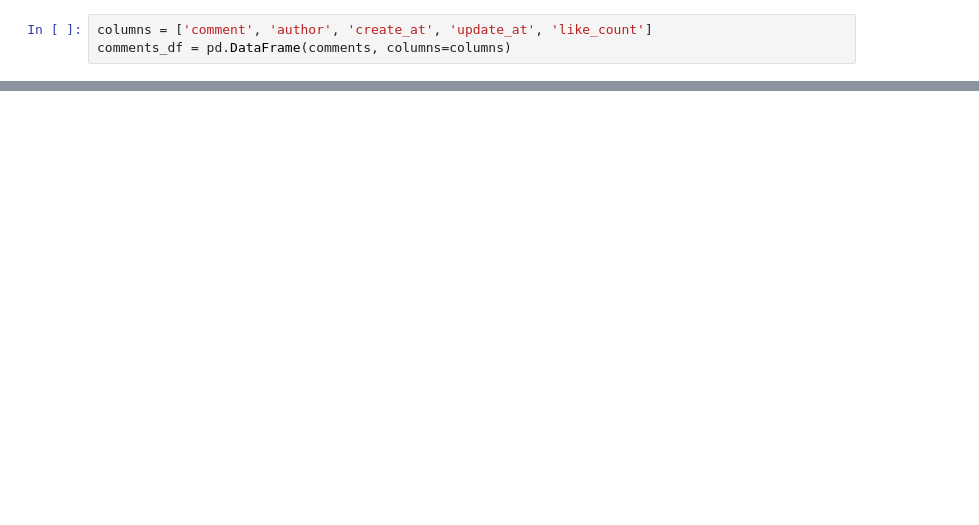
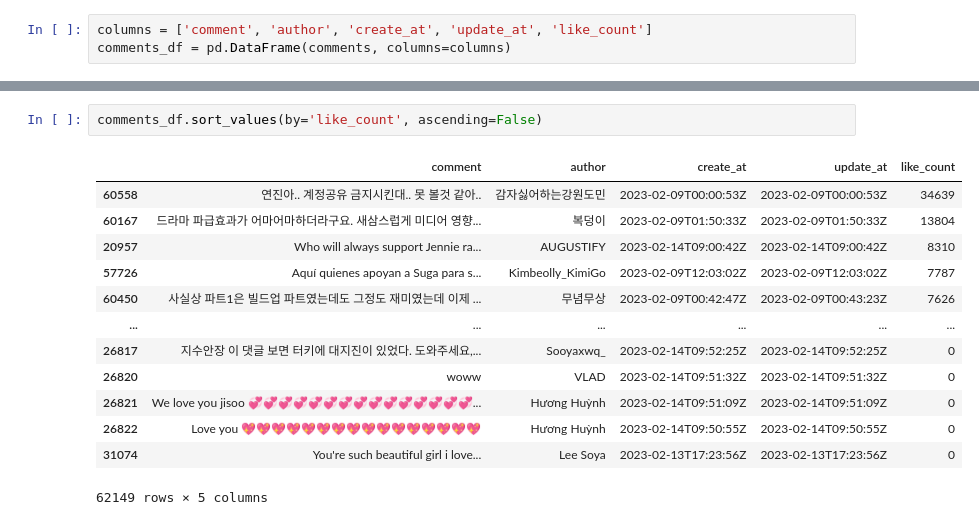
Before and after one commit to kimhyunso/coper-project, a Jupyter notebook: youtubeAPI.ipynb, the cells around one changed output, grey strips where cells are left out. Saved outputs shown, nothing was run; the diff lists cells and outputs as text; blank space fills up the shorter version.

```diff
--- a/youtubeAPI.ipynb
+++ b/youtubeAPI.ipynb
@@ -101,0 +109,16 @@ memory usage: 627.9+ KB
+# %%
+comments_df.sort_values(by='like_count', ascending=False)
+# %% [output]
+|  | comment | author | create_at | update_at | like_count |
+| 60558 | 연진아.. 계정공유 금지시킨대.. 못 볼것 같아.. | 감자싫어하는강원도민 | 2023-02-09T00:00:53Z | 2023-02-09T00:00:53Z | 34639 |
+| 60167 | 드라마 파급효과가 어마어마하더라구요. 새삼스럽게 미디어 영향... | 복덩이 | 2023-02-09T01:50:33Z | 2023-02-09T01:50:33Z | 13804 |
+| 20957 | Who will always support Jennie ra... | AUGUSTIFY | 2023-02-14T09:00:42Z | 2023-02-14T09:00:42Z | 8310 |
+| 57726 | Aquí quienes apoyan a Suga para s... | Kimbeolly_KimiGo | 2023-02-09T12:03:02Z | 2023-02-09T12:03:02Z | 7787 |
+| 60450 | 사실상 파트1은 빌드업 파트였는데도 그정도 재미였는데 이제 ... | 무념무상 | 2023-02-09T00:42:47Z | 2023-02-09T00:43:23Z | 7626 |
+| ... | ... | ... | ... | ... | ... |
+| 26817 | 지수안장 이 댓글 보면 터키에 대지진이 있었다. 도와주세요,... | Sooyaxwq_ | 2023-02-14T09:52:25Z | 2023-02-14T09:52:25Z | 0 |
+| 26820 | woww | VLAD | 2023-02-14T09:51:32Z | 2023-02-14T09:51:32Z | 0 |
+| 26821 | We love you jisoo 💞💞💞💞💞💞💞💞💞💞💞💞💞💞💞... | Hương Huỳnh | 2023-02-14T09:51:09Z | 2023-02-14T09:51:09Z | 0 |
+| 26822 | Love you 💖💖💖💖💖💖💖💖💖💖💖💖💖💖💖💖 | Hương Huỳnh | 2023-02-14T09:50:55Z | 2023-02-14T09:50:55Z | 0 |
+| 31074 | You're such beautiful girl i love... | Lee Soya | 2023-02-13T17:23:56Z | 2023-02-13T17:23:56Z | 0 |
+62149 rows × 5 columns
```
Also changed, not shown: parts of 11 cells of this notebook, 2 other files.
